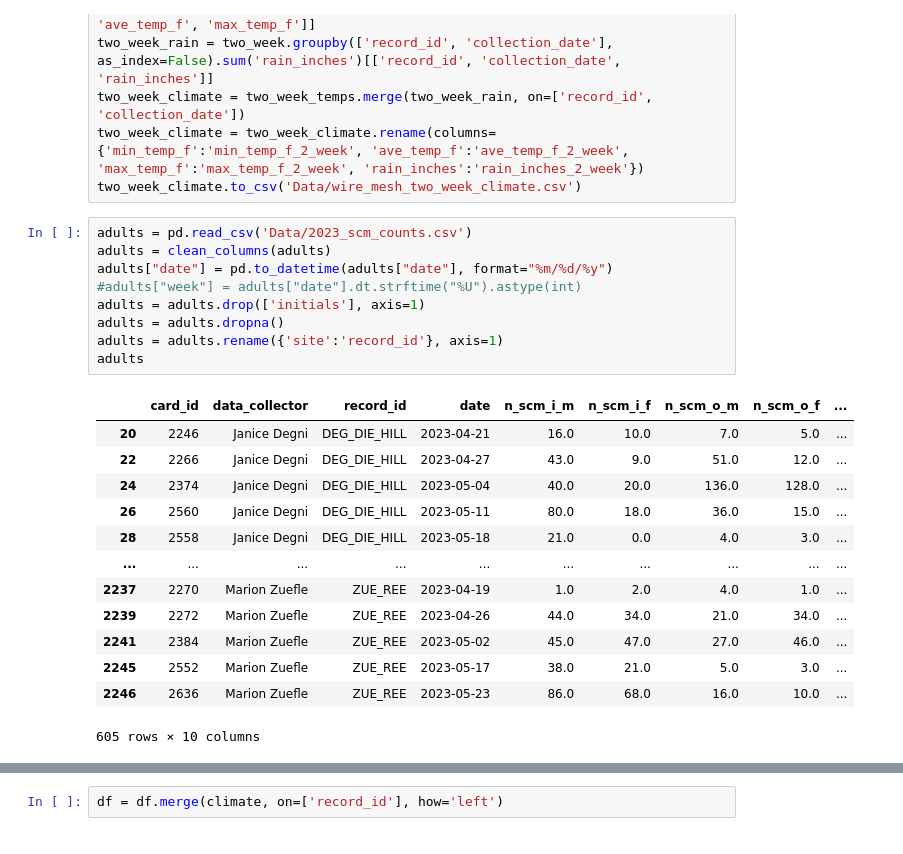
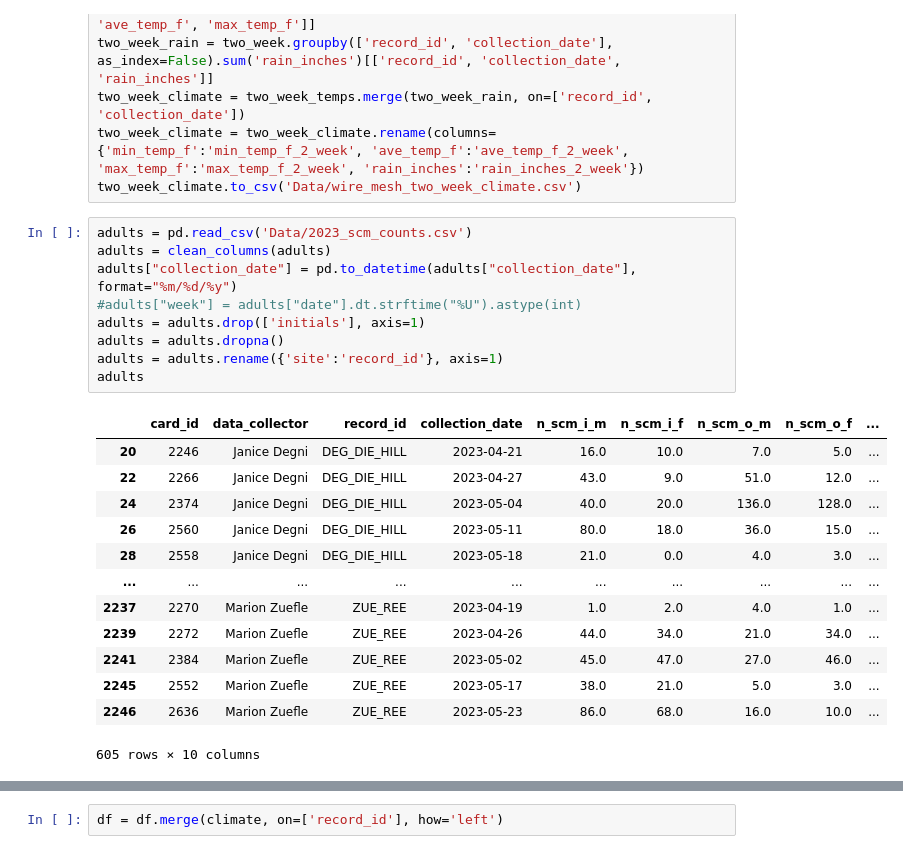
Before and after one commit to chloecho31/cornell, a Jupyter notebook: SCM/2023/2023_scm_data_exploration.ipynb, the cells around one changed output, grey strips where cells are left out. Saved outputs shown, nothing was run; the diff lists cells and outputs as text.

Commit message:
update feature tables

```diff
--- a/SCM/2023/2023_scm_data_exploration.ipynb
+++ b/SCM/2023/2023_scm_data_exploration.ipynb
@@ -1963,14 +1980,14 @@ two_week_climate.to_csv('Data/wire_mesh_two_week_climate.csv')
 # %%
 adults = pd.read_csv('Data/2023_scm_counts.csv')
 adults = clean_columns(adults)
-adults["date"] = pd.to_datetime(adults["date"], format="%m/%d/%y")
+adults["collection_date"] = pd.to_datetime(adults["collection_date"], format="%m/%d/%y")
 #adults["week"] = adults["date"].dt.strftime("%U").astype(int)
 adults = adults.drop(['initials'], axis=1)
 adults = adults.dropna()
 adults = adults.rename({'site':'record_id'}, axis=1)
 adults
 # %% [output]
-|  | card_id | data_collector | record_id | date | n_scm_i_m | n_scm_i_f | n_scm_o_m | n_scm_o_f | ... |
+|  | card_id | data_collector | record_id | collection_date | n_scm_i_m | n_scm_i_f | n_scm_o_m | n_scm_o_f | ... |
 | 20 | 2246 | Janice Degni | DEG_DIE_HILL | 2023-04-21 | 16.0 | 10.0 | 7.0 | 5.0 | ... |
 | 22 | 2266 | Janice Degni | DEG_DIE_HILL | 2023-04-27 | 43.0 | 9.0 | 51.0 | 12.0 | ... |
 | 24 | 2374 | Janice Degni | DEG_DIE_HILL | 2023-05-04 | 40.0 | 20.0 | 136.0 | 128.0 | ... |
```
Also changed, not shown: parts of 8 cells of this notebook, 30 other files.
